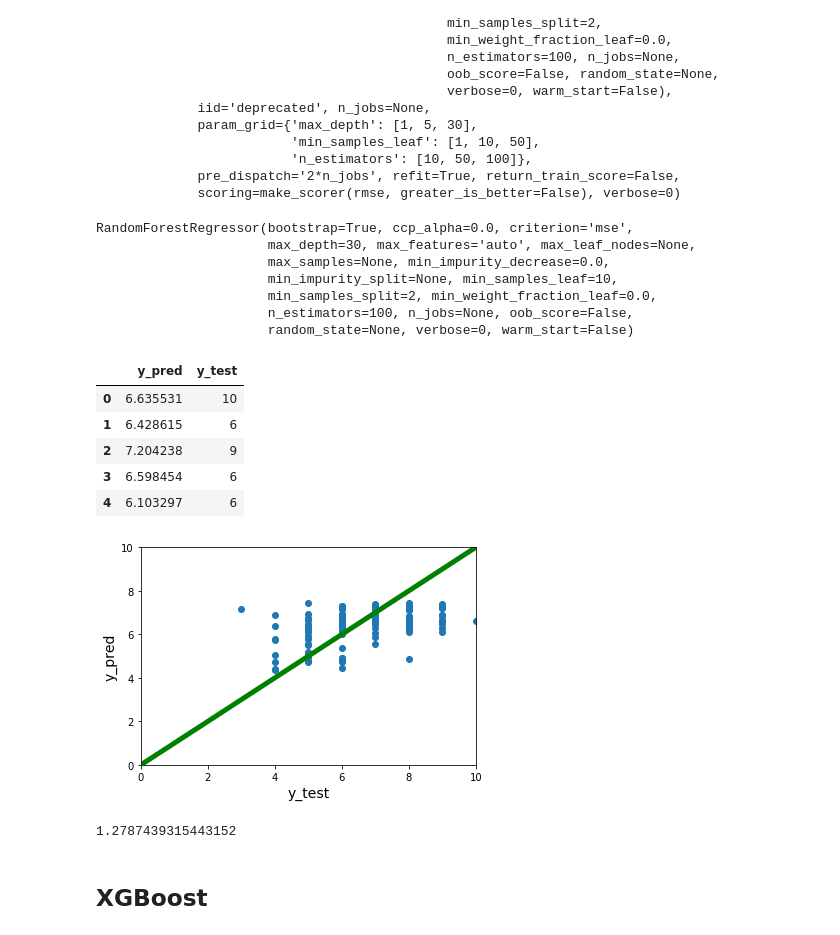
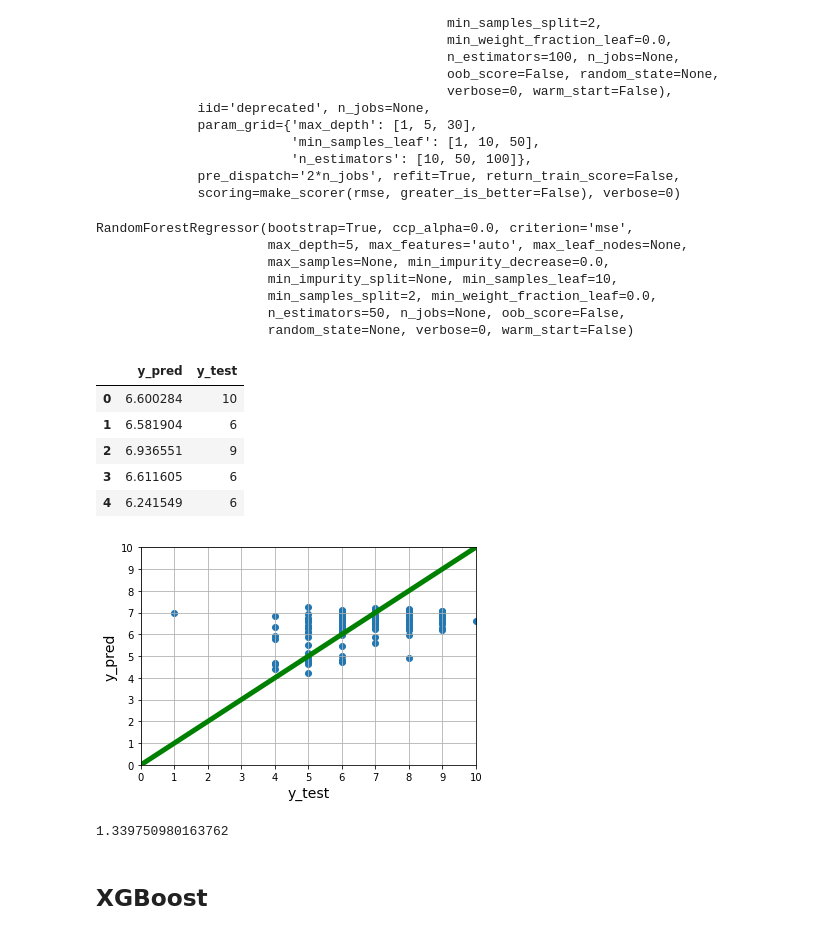
Before and after one commit to albertorekena/education-improvement, a Jupyter notebook: 02.-portuguese-modelling-regression-range_G3-10-repaired-G3-0-values.ipynb, the cells around one changed output. Cells and saved outputs as stored; diff of their text form; code cells hidden in the pictures.

```diff
--- a/02.-portuguese-modelling-regression-range_G3-10-repaired-G3-0-values.ipynb
+++ b/02.-portuguese-modelling-regression-range_G3-10-repaired-G3-0-values.ipynb
@@ -22,7 +22,7 @@ warnings.filterwarnings('ignore')
 pd.set_option('display.max_columns',100)
 pd.set_option('display.max_rows',1000)
 # %%
-df_por = pd.read_pickle('df_por_range-G3-10_repaired-G3-0-values.pkl')
+df_por = pd.read_pickle('df_por_modelling_range-G3-10_repaired-G3-0-values.pkl')
 
 df_por.head()
 # %% [output]
@@ -178,11 +184,11 @@ GridSearchCV(cv=5, error_score=nan,
 grid_search_cv.best_estimator_
 # %% [output]
 RandomForestRegressor(bootstrap=True, ccp_alpha=0.0, criterion='mse',
-                      max_depth=30, max_features='auto', max_leaf_nodes=None,
+                      max_depth=5, max_features='auto', max_leaf_nodes=None,
                       max_samples=None, min_impurity_decrease=0.0,
                       min_impurity_split=None, min_samples_leaf=10,
                       min_samples_split=2, min_weight_fraction_leaf=0.0,
-                      n_estimators=100, n_jobs=None, oob_score=False,
+                      n_estimators=50, n_jobs=None, oob_score=False,
                       random_state=None, verbose=0, warm_start=False)
 # %%
 y_pred = grid_search_cv.predict(X_test)
@@ -195,26 +201,29 @@ df_temp.columns = ['y_pred','y_test']
 df_temp.head()
 # %% [output]
 |  | y_pred | y_test |
-| 0 | 6.635531 | 10 |
-| 1 | 6.428615 | 6 |
-| 2 | 7.204238 | 9 |
-| 3 | 6.598454 | 6 |
-| 4 | 6.103297 | 6 |
+| 0 | 6.600284 | 10 |
+| 1 | 6.581904 | 6 |
+| 2 | 6.936551 | 9 |
+| 3 | 6.611605 | 6 |
+| 4 | 6.241549 | 6 |
 # %%
 plt.scatter(df_temp['y_test'],df_temp['y_pred'])
 plt.xlabel('y_test',fontsize = 14)
 plt.ylabel('y_pred',fontsize = 14)
 plt.xlim(0,10)
 plt.ylim(0,10)
 y_lim = plt.ylim()
 x_lim = plt.xlim()
+plt.xticks(list(range(0,11)))
+plt.yticks(list(range(0,11)))
+plt.grid()
 plt.plot(x_lim,y_lim,color = 'g',linewidth = 5);
 # %% [output]
-[figure, old version]
+[figure, new version]
 # %%
 rmse(y_pred,y_test)
 # %% [output]
-1.2787439315443152
+1.339750980163762
 # %% [markdown]
 ## XGBoost
 # %%
```
Also changed, not shown: parts of 16 cells of this notebook, 6 other files.
